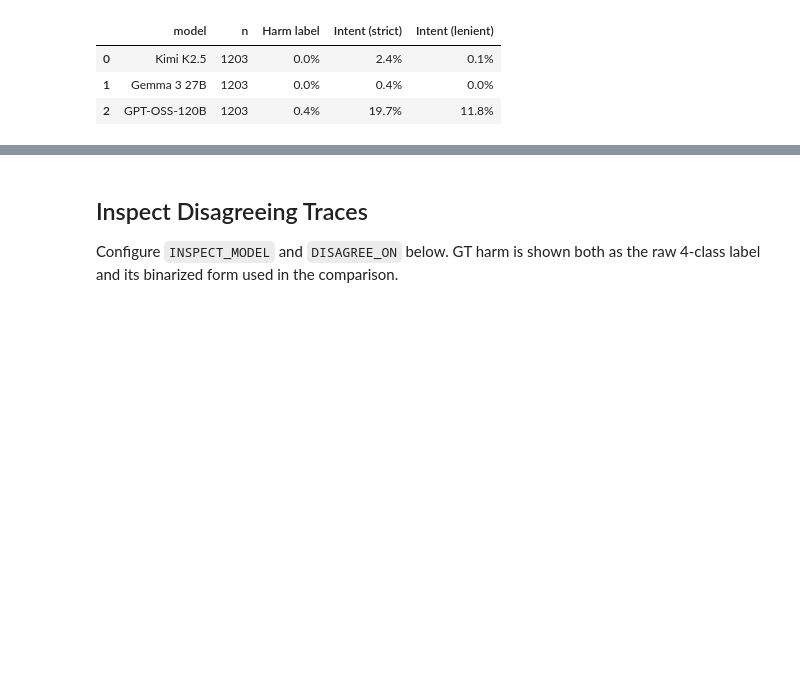
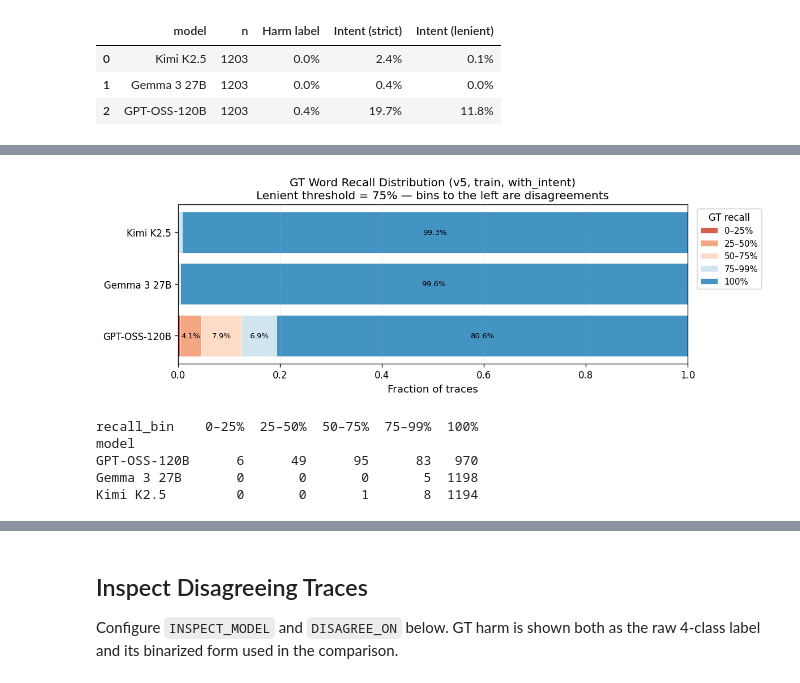
Before and after one commit to Jazhyc/aims-safety-classification, a Jupyter notebook: notebooks/distillation/teacher_disagreement.ipynb, the cells around one changed output, grey strips where cells are left out. Drawn from its saved outputs; the diff is of its cells as text; code cells hidden in the pictures; blank space fills up the shorter version.

```diff
--- a/notebooks/distillation/teacher_disagreement.ipynb
+++ b/notebooks/distillation/teacher_disagreement.ipynb
@@ -163,0 +242,76 @@ df_summary[["model", "n", "Harm label", "Intent (strict)", "Intent (lenient)"]].
+# %%
+# ── Compute per-record GT word recall ─────────────────────────────────────────
+recall_rows = []
+for slug, label in TRACE_MODELS.items():
+    records = [d for d in load_split(TRACE_DIR / slug, SPLIT)
+               if d.get("condition") == CONDITION]
+    for d in records:
+        gt_intent   = d["ground_truth"].get("intent", "")
+        pred_intent = d["predicted"].get("prompt_intent", "")
+        recall_rows.append({
+            "model":       label,
+            "wildguard_id": d["wildguard_id"],
+            "gt_intent":   gt_intent,
+            "pred_intent": pred_intent,
+            "recall":      gt_recall(gt_intent, pred_intent),
+            "reasoning":   d.get("reasoning", ""),
+        })
+
+df_recall = pd.DataFrame(recall_rows)
+
+# ── Recall histogram per model ────────────────────────────────────────────────
+bins    = [0, 0.25, 0.50, 0.75, 0.99, 1.001]
+labels  = ["0–25%", "25–50%", "50–75%", "75–99%", "100%"]
+df_recall["recall_bin"] = pd.cut(df_recall["recall"], bins=bins, labels=labels, right=True)
+
+pivot = (
+    df_recall.groupby(["model", "recall_bin"], observed=True)
+    .size().unstack("recall_bin", fill_value=0)
+)
+# Normalise to fractions
+pivot_pct = pivot.div(pivot.sum(axis=1), axis=0)
+
+BIN_COLORS = {
+    "0–25%":   "#d6604d",
+    "25–50%":  "#f4a582",
+    "50–75%":  "#fddbc7",
+    "75–99%":  "#d1e5f0",
+    "100%":    "#4393c3",
+}
+
+fig, ax = plt.subplots(figsize=(10, 3.5))
+left = np.zeros(len(pivot_pct))
+for col in labels:
+    if col not in pivot_pct.columns:
+        continue
+    vals = pivot_pct[col].values
+    bars = ax.barh(pivot_pct.index, vals, left=left,
+                   color=BIN_COLORS[col], label=col, edgecolor="white", linewidth=0.4)
+    for bar, v in zip(bars, vals):
+        if v > 0.03:
+            ax.text(bar.get_x() + bar.get_width() / 2,
+                    bar.get_y() + bar.get_height() / 2,
+                    f"{v:.1%}", ha="center", va="center", fontsize=8)
+    left += vals
+
+ax.set_xlabel("Fraction of traces", fontsize=11)
+ax.set_title(
+    f"GT Word Recall Distribution ({VERSION}, {SPLIT}, with_intent)\n"
+    f"Lenient threshold = {LENIENT_RECALL_THRESHOLD:.0%} — bins to the left are disagreements",
+    fontsize=12,
+)
+ax.set_xlim(0, 1)
+ax.legend(title="GT recall", bbox_to_anchor=(1.01, 1), loc="upper left", fontsize=9)
+ax.grid(axis="x", linestyle="--", alpha=0.3)
+plt.tight_layout()
+fig.savefig(FIGS_DIR / f"intent_recall_dist_{VERSION}.pdf", bbox_inches="tight")
+plt.show()
+
+print(pivot)
+# %% [output]
+[figure, added]
+recall_bin    0–25%  25–50%  50–75%  75–99%  100%
+model
+GPT-OSS-120B      6      49      95      83   970
+Gemma 3 27B       0       0       0       5  1198
+Kimi K2.5         0       0       1       8  1194
```
Also changed, not shown: parts of 5 cells of this notebook, 2 other files.
